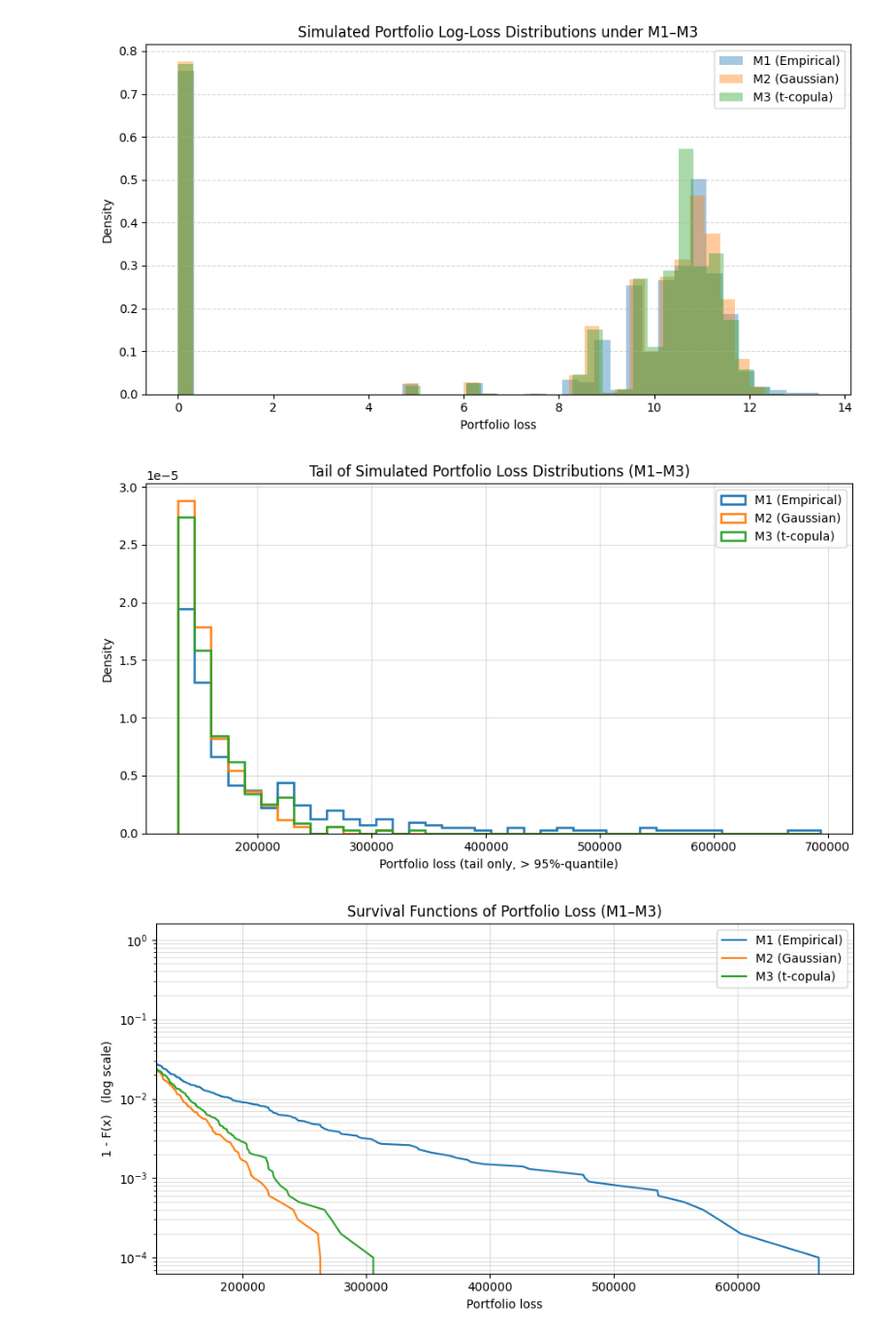
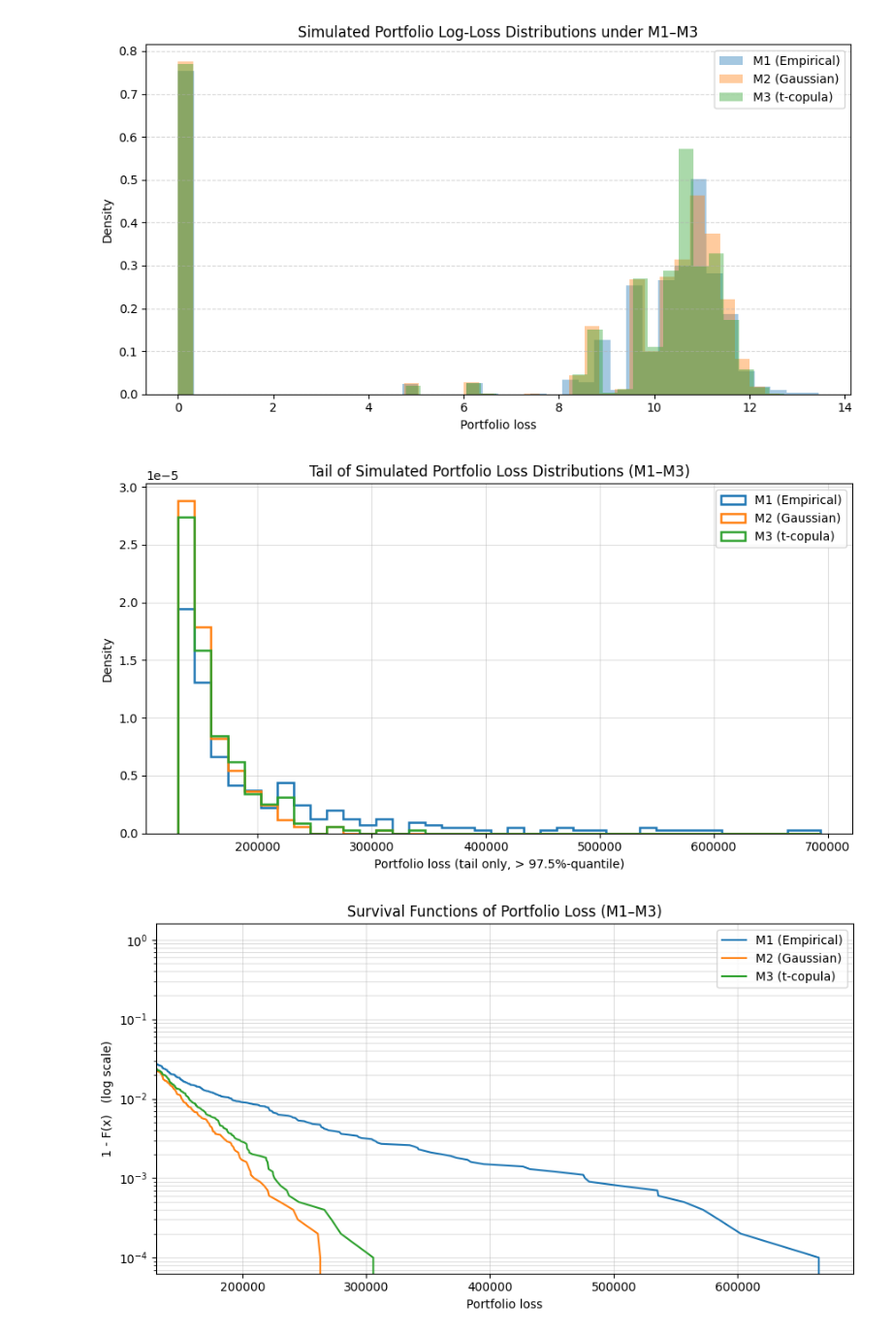
Before and after one commit to juanfp02/quant-risk-management, a Jupyter notebook: main.ipynb, the cells around one changed output. Shown: that part at 97% size. Drawn from its saved outputs; the diff is of its cells as text; code cells hidden in the pictures.

Commit message:
MORE graphs

```diff
--- a/main.ipynb
+++ b/main.ipynb
@@ -609,30 +609,30 @@ plt.show()
 # %%
 # put all losses together to define a common tail region
 all_L = np.concatenate([L_M1, L_M2, L_M3])
 q95   = np.quantile(all_L, 0.975)   # 97.5%-quantile
 Lmax  = all_L.max()
 
 fig, ax = plt.subplots(figsize=(9, 5))
 
 bins = np.linspace(q95, Lmax, 40)  # bins only in tail
 
 ax.hist(L_M1, bins=bins, density=True, histtype="step", linewidth=1.8,
         label="M1 (Empirical)")
 ax.hist(L_M2, bins=bins, density=True, histtype="step", linewidth=1.8,
         label="M2 (Gaussian)")
 ax.hist(L_M3, bins=bins, density=True, histtype="step", linewidth=1.8,
         label="M3 (t-copula)")
 
-ax.set_xlabel("Portfolio loss (tail only, > 95%-quantile)")
+ax.set_xlabel("Portfolio loss (tail only, > 97.5%-quantile)")
 ax.set_ylabel("Density")
 ax.set_title("Tail of Simulated Portfolio Loss Distributions (M1–M3)")
 ax.legend()
 ax.grid(True, alpha=0.4)
 
 plt.tight_layout()
 plt.show()
 # %% [output]
-[figure, old version]
+[figure, new version]
 # %%
 fig, ax = plt.subplots(figsize=(9, 5))
 
```
